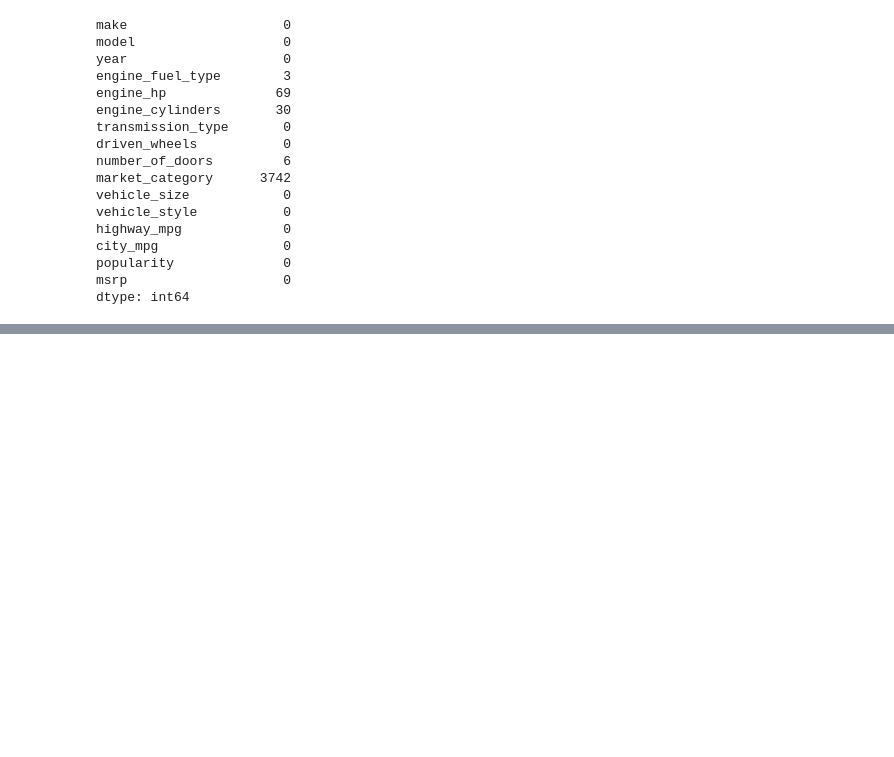
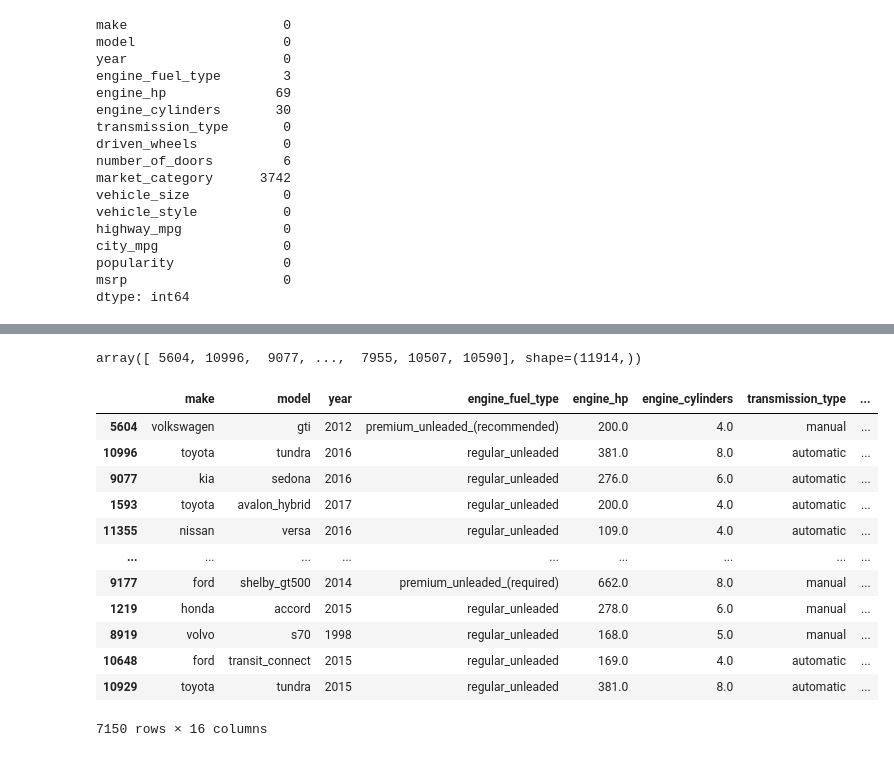
Before and after one commit to engseedorf/Machine-Learning-Zoomcamp, a Jupyter notebook: 02_MachineLearningReg.ipynb, the cells around one changed output, grey strips where cells are left out. Saved outputs shown, nothing was run; the diff lists cells and outputs as text; code cells hidden in the pictures; blank space fills up the shorter version.

```diff
--- a/02_MachineLearningReg.ipynb
+++ b/02_MachineLearningReg.ipynb
@@ -227,3 +227,9 @@ msrp                    0
 dtype: int64
 # %%
 # SETTING UP VALIDATION FRAMEWORK
+# %%
+n = len(df)
+
+n_test = int(n * 0.2)
+n_val = int(n * 0.2)
+n_train = n - n_test - n_val
@@ -229,0 +248,2 @@ dtype: int64
+# %%
+idx = np.arange(n)
@@ -229,0 +253,24 @@ dtype: int64
+# %%
+idx
+# %% [output]
+array([ 5604, 10996,  9077, ...,  7955, 10507, 10590], shape=(11914,))
+# %%
+df_train = df.iloc[idx[:n_train]]
+df_val = df.iloc[idx[n_train:n_train+n_val]]
+df_test = df.iloc[idx[n_train+n_val:]]
+# %%
+df_train
+# %% [output]
+|  | make | model | year | engine_fuel_type | engine_hp | engine_cylinders | transmission_type | ... |
+| 5604 | volkswagen | gti | 2012 | premium_unleaded_(recommended) | 200.0 | 4.0 | manual | ... |
+| 10996 | toyota | tundra | 2016 | regular_unleaded | 381.0 | 8.0 | automatic | ... |
+| 9077 | kia | sedona | 2016 | regular_unleaded | 276.0 | 6.0 | automatic | ... |
+| 1593 | toyota | avalon_hybrid | 2017 | regular_unleaded | 200.0 | 4.0 | automatic | ... |
+| 11355 | nissan | versa | 2016 | regular_unleaded | 109.0 | 4.0 | automatic | ... |
+| ... | ... | ... | ... | ... | ... | ... | ... | ... |
+| 9177 | ford | shelby_gt500 | 2014 | premium_unleaded_(required) | 662.0 | 8.0 | manual | ... |
+| 1219 | honda | accord | 2015 | regular_unleaded | 278.0 | 6.0 | manual | ... |
+| 8919 | volvo | s70 | 1998 | regular_unleaded | 168.0 | 5.0 | manual | ... |
+| 10648 | ford | transit_connect | 2015 | regular_unleaded | 169.0 | 4.0 | automatic | ... |
+| 10929 | toyota | tundra | 2015 | regular_unleaded | 381.0 | 8.0 | automatic | ... |
+7150 rows × 16 columns
```
Also changed, not shown: parts of 9 cells of this notebook.
